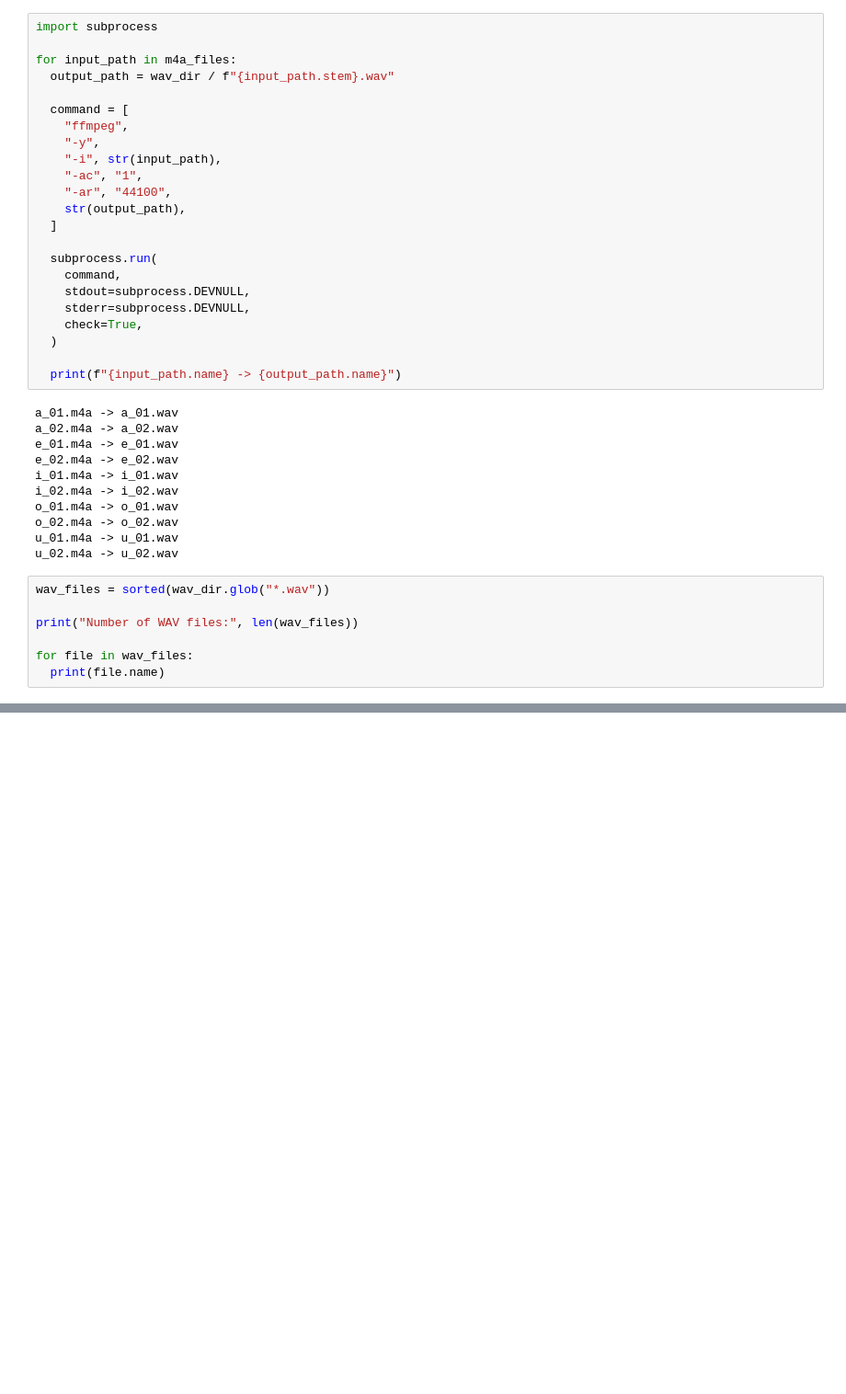
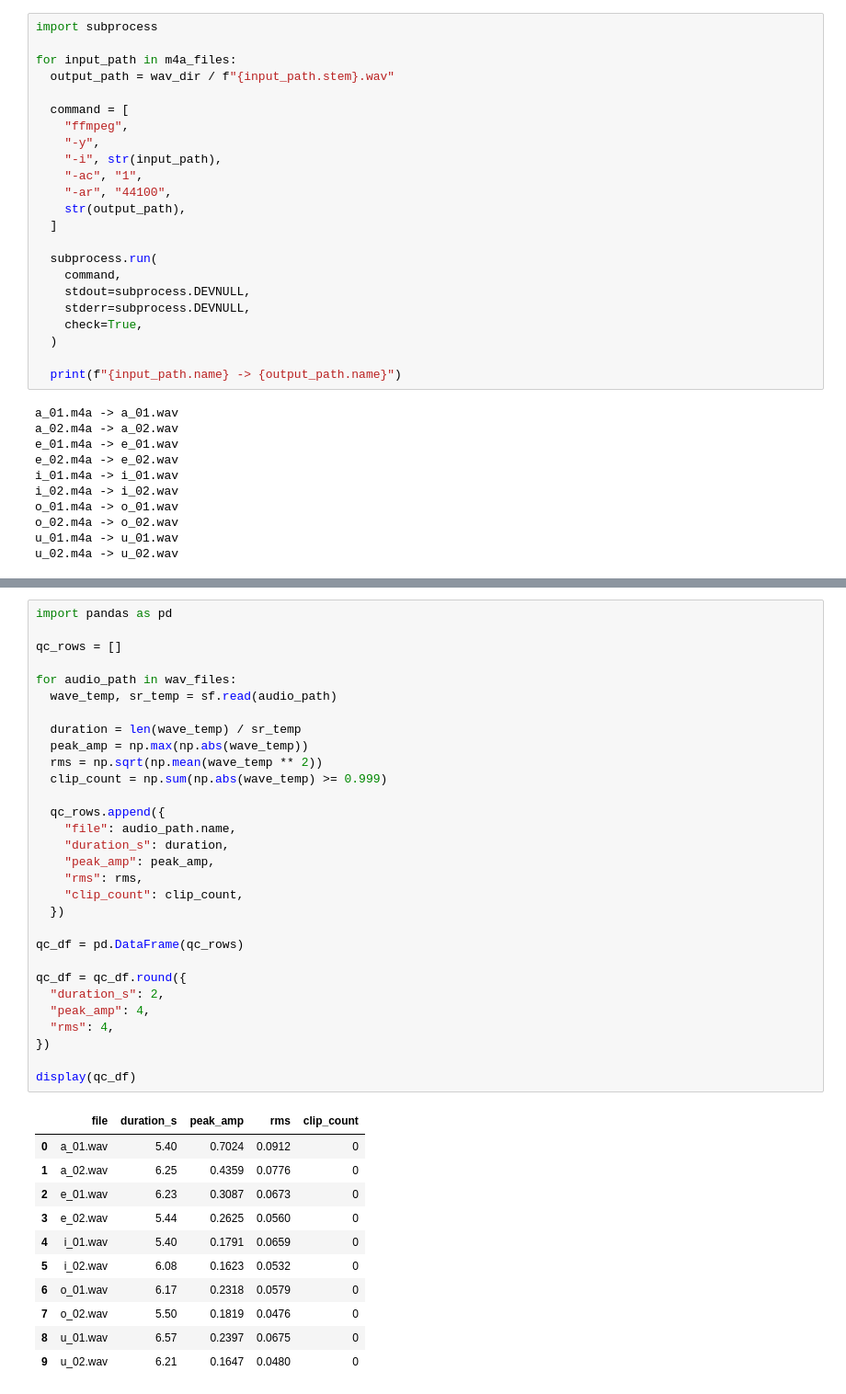
Before and after one commit to silvjunu/devowel, a Jupyter notebook: devowel.ipynb, the cells around one changed output, grey strips where cells are left out. Shown at 92% size. Cells and saved outputs as stored; diff of their text form; blank space fills up the shorter version.

```diff
--- a/devowel.ipynb
+++ b/devowel.ipynb
@@ -145,10 +131,3 @@ o_01.m4a -> o_01.wav
 o_02.m4a -> o_02.wav
 u_01.m4a -> u_01.wav
 u_02.m4a -> u_02.wav
-# %%
-wav_files = sorted(wav_dir.glob("*.wav"))
-
-print("Number of WAV files:", len(wav_files))
-
-for file in wav_files:
-  print(file.name)
@@ -166,0 +211,42 @@ u_02.wav
+# %%
+import pandas as pd
+
+qc_rows = []
+
+for audio_path in wav_files:
+  wave_temp, sr_temp = sf.read(audio_path)
+
+  duration = len(wave_temp) / sr_temp
+  peak_amp = np.max(np.abs(wave_temp))
+  rms = np.sqrt(np.mean(wave_temp ** 2))
+  clip_count = np.sum(np.abs(wave_temp) >= 0.999)
+
+  qc_rows.append({
+    "file": audio_path.name,
+    "duration_s": duration,
+    "peak_amp": peak_amp,
+    "rms": rms,
+    "clip_count": clip_count,
+  })
+
+qc_df = pd.DataFrame(qc_rows)
+
+qc_df = qc_df.round({
+  "duration_s": 2,
+  "peak_amp": 4,
+  "rms": 4,
+})
+
+display(qc_df)
+# %% [output]
+|  | file | duration_s | peak_amp | rms | clip_count |
+| 0 | a_01.wav | 5.40 | 0.7024 | 0.0912 | 0 |
+| 1 | a_02.wav | 6.25 | 0.4359 | 0.0776 | 0 |
+| 2 | e_01.wav | 6.23 | 0.3087 | 0.0673 | 0 |
+| 3 | e_02.wav | 5.44 | 0.2625 | 0.0560 | 0 |
+| 4 | i_01.wav | 5.40 | 0.1791 | 0.0659 | 0 |
+| 5 | i_02.wav | 6.08 | 0.1623 | 0.0532 | 0 |
+| 6 | o_01.wav | 6.17 | 0.2318 | 0.0579 | 0 |
+| 7 | o_02.wav | 5.50 | 0.1819 | 0.0476 | 0 |
+| 8 | u_01.wav | 6.57 | 0.2397 | 0.0675 | 0 |
+| 9 | u_02.wav | 6.21 | 0.1647 | 0.0480 | 0 |
```
Also changed, not shown: parts of 7 cells of this notebook.
